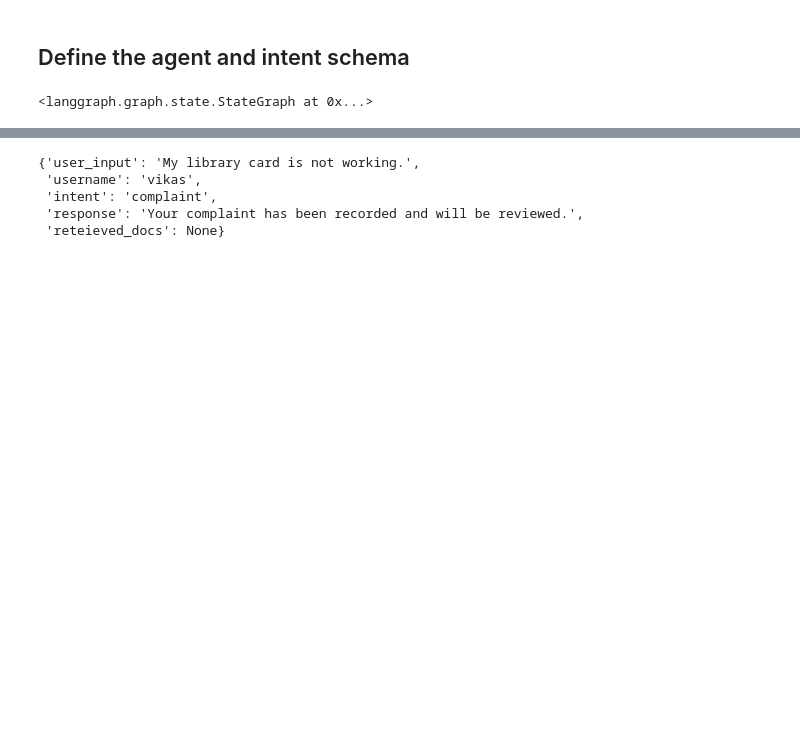
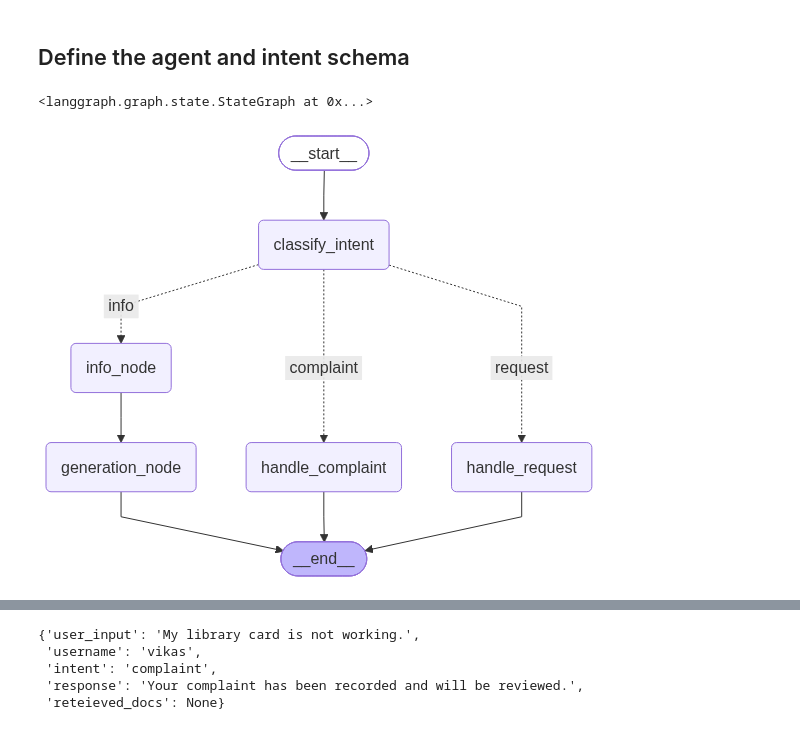
Before and after one commit to vikassrivastava18/Agents, a Jupyter notebook: local-library/app/library.ipynb, the cells around one changed output, grey strips where cells are left out. Drawn from its saved outputs; the diff is of its cells as text; code cells hidden in the pictures; blank space fills up the shorter version.

```diff
--- a/local-library/app/library.ipynb
+++ b/local-library/app/library.ipynb
@@ -39,7 +39,7 @@ class AgentState(TypedDict):
     username: Optional[str]
     intent: Optional[str] # "info" | "request" | "complaint"
     response: Optional[str]
-    reteieved_docs: Optional[list]
+    retrieved_docs: Optional[list]
 
 class IntentClassification(BaseModel):
     intent: Literal["info", "request", "complaint"]
@@ -85,3 +115,33 @@ async def classify_intent(state):
+# %%
+async def generation_node(state: AgentState):
+
+    context = "\n\n".join(
+        doc.page_content
+        for doc in state["retrieved_docs"]
+    )
+
+    prompt = f"""
+You are a helpful assistant for a public library.
+
+Answer the user's question using ONLY the provided context.
+
+If the answer cannot be found in the context, say that you
+don't have enough information to answer.
+
+Context:
+{context}
+
+Question:
+{state["user_input"]}
+
+Answer:
+"""
+
+    result = await llm.ainvoke(prompt)
+
+    state["response"] = result.content
+
+    return state
 # %%
 def route_intent(state: AgentState):
     return state["intent"]
@@ -119,6 +179,8 @@ graph = StateGraph(AgentState)
 graph.add_node("classify_intent", classify_intent)
 graph.add_node("handle_request", handle_request)
 graph.add_node("handle_complaint", handle_complaint)
+graph.add_node("info_node", info_node)
+graph.add_node("generation_node", generation_node)
 
 graph.set_entry_point("classify_intent")
 
@@ -128,16 +190,22 @@ graph.add_conditional_edges(
     {
         "request": "handle_request",
         "complaint": "handle_complaint",
-        # "info": "info_node"
-    }
-)
+        "info": "info_node"
+    })
 
+
+graph.add_edge("info_node", "generation_node")
+graph.add_edge("generation_node", END)
 graph.add_edge("handle_request", END)
 graph.add_edge("handle_complaint", END)
 # %% [output]
 <langgraph.graph.state.StateGraph at 0x...>
 # %%
 app = graph.compile()
+# %%
+app
+# %% [output]
+[figure, added]
 # %%
 result = await app.ainvoke({
     "user_input": "My library card is not working.",
```
Also changed, not shown: parts of 16 cells of this notebook, 4 other files.
